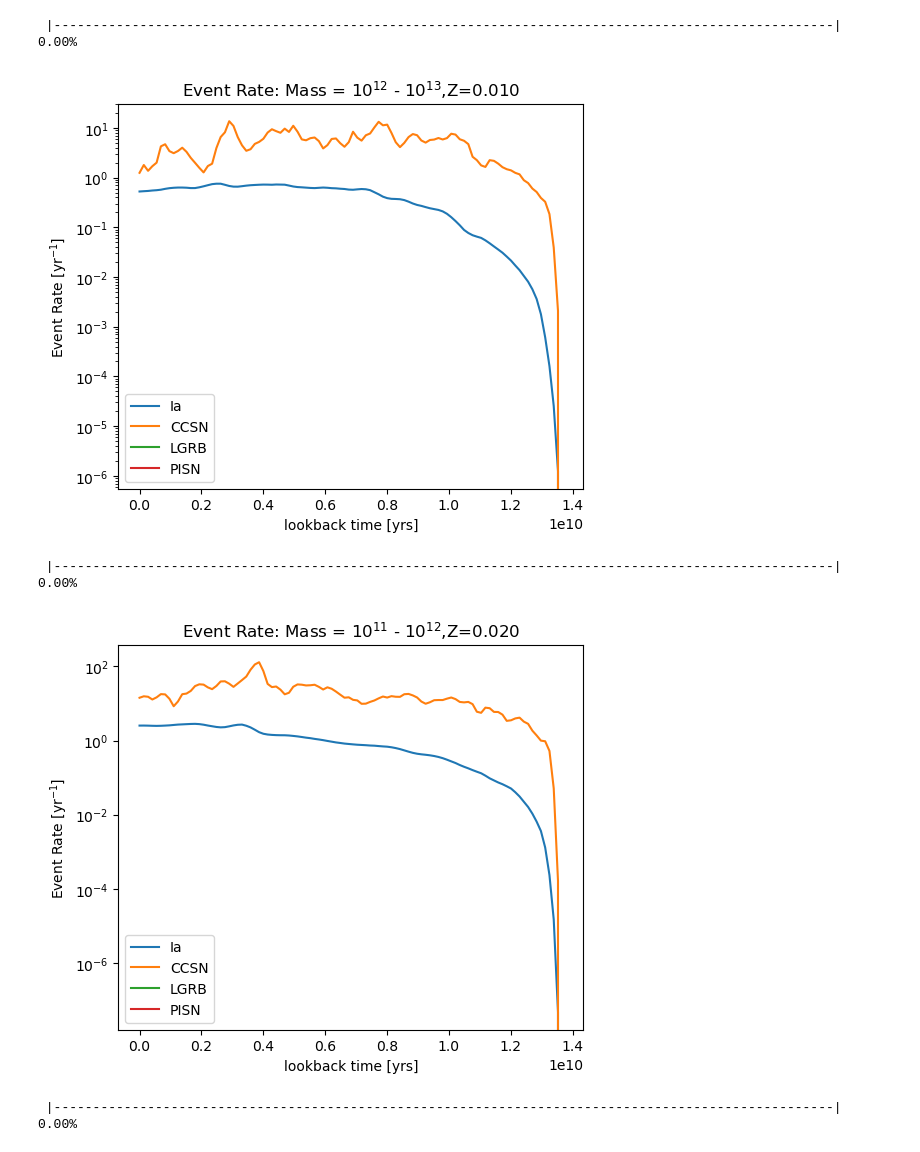
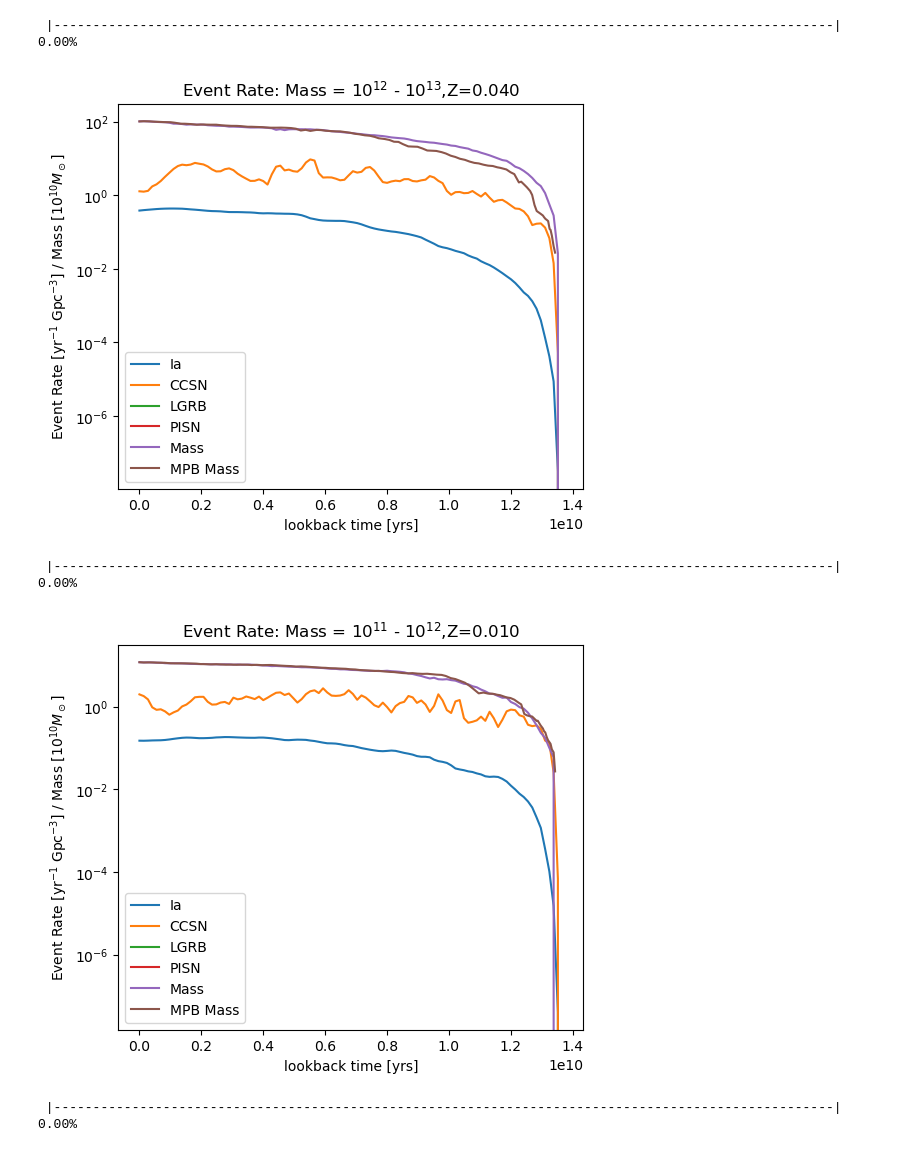
Before and after one commit to NicholaCharlton/Y4_Project, a Jupyter notebook: Nichola/Galaxy Evolution/Transient Event Rates per Galaxy.ipynb, the cells around one changed output. Drawn from its saved outputs; the diff is of its cells as text; code cells hidden in the pictures.

```diff
--- a/Nichola/Galaxy Evolution/Transient Event Rates per Galaxy.ipynb
+++ b/Nichola/Galaxy Evolution/Transient Event Rates per Galaxy.ipynb
@@ -11,0 +25,6 @@ from hoki.constants import BPASS_EVENT_TYPES, BPASS_METALLICITIES
+# %%
+r = get('http://www.tng-project.org/api/')
+sim = get(r['simulations'][6]['url'])
+snaps = get(sim['snapshots'])  # retrieves snapshot information (snapshot number, redshift, number of subhalos, and url)
+snap = get(snaps[99]['url'])  # retrieves global information for snapshot 99 in TNG100-1
+subhalos = get(snap['subhalos'], {'limit':883592})  # retrieves subhalo information (list of [limit:num] subhalos)
@@ -162,31 +208,56 @@ out3 = out3[0]
 edges3 = edges3[:-1]
 # %% [output]
  |----------------------------------------------------------------------------------------------------| 0.00%
+# %%
+mass = []
+with open('./mass3.txt', newline='') as csvfile:
+    reader = csv.reader(csvfile, delimiter=',')
+    for row in reader:
+        mass.append(row)
+mass3 = [[], [], [], [], [], [], [], [], [], [], [], [], []]
+for subhalo in range(len(mass)):
+    mass3[subhalo] = [float(num) for num in mass[subhalo]]
+for index in range(len(mass3)):
+    mass3[index] = np.array(mass3[index][::-1])
+# %%
+met_index = 12
+# %%
+sub_id_list = ['NaN', 'NaN', 446172, 350183, 422109, 96501, 381147, 302165, 441036, 41586, 168392, 439078, 412332]
+sub_id = subhalos['results'][sub_id_list[met_index]]['id']  # subhalo ID of the subhalo with index [num] in snapshot 99
+subhalo = get(subhalos['results'][sub_id]['url'])  # retrieves all information for subhalo of index [sub_id]
+mpb = get(subhalo['trees']['sublink_mpb'])  # main progenitor branch for this subhalo
+with h5py.File(mpb,'r') as f:
+    mpb_mass3 = f['SubhaloMass'][:]  # in order starting with z=0 (snap 99) to z=15 (snap 1), units 10^10 M_sun
+    snapnums3 = f['SnapNum'][:]
+redshifts3 = []
+for snapnum in snapnums3:
+    redshifts3.append(il.groupcat.loadHeader('./sims.TNG/TNG100-1/output/', snapnum)['Redshift'])
+mass_lookback_time3 = calc_LB(redshifts3, omega_M, omega_L, h)
 # %%
 # plotting data for mass3 group
 
-met_index = 8
-
 fig = plt.figure(figsize=(6,5))
-plt.plot(edges3,  out3[:,0][met_index], label='Ia')
-plt.plot(edges3,  out3[:,1:5][met_index].sum(axis=0), label='CCSN')
-plt.plot(edges3,  out3[:,5][met_index], label='LGRB')
-plt.plot(edges3,  out3[:,6][met_index], label='PISN')
+plt.plot(edges3, out3[:,0][met_index], label='Ia')
+plt.plot(edges3, out3[:,1:5][met_index].sum(axis=0), label='CCSN')
+plt.plot(edges3, out3[:,5][met_index], label='LGRB')
+plt.plot(edges3, out3[:,6][met_index], label='PISN')
+plt.plot(edges3, mass3[met_index], label='Mass')
+plt.plot(mass_lookback_time3, mpb_mass3, label='MPB Mass')
 #plt.plot(edges3,  np.sum(out3[:,0], axis=0), label='Ia')
 #plt.plot(edges3,  np.sum(out3[:,1:5], axis=0).sum(axis=0), label='CCSN')
 #plt.plot(edges3,  np.sum(out3[:,5], axis=0), label='LGRB')
 #plt.plot(edges3,  np.sum(out3[:,6], axis=0), label='PISN')
 
 plt.yscale('log')
 #plt.ylim(1e0, 1e6)
 plt.xlabel('lookback time [yrs]')
-plt.ylabel(r"Event Rate [yr$^{-1}$]")
+plt.ylabel(r"Event Rate [yr$^{-1}$ Gpc$^{-3}$] / Mass [$10^{10} M_\odot$]")
 plt.title(r"Event Rate: Mass = 10$^{12}$ - 10$^{13}$,"+met_indicies[met_index])
 #plt.title(r"Event Rate (summed over metallicity)")
 plt.legend()
 plt.show()
 # %% [output]
-[figure, old version]
+[figure, new version]
 # %%
 SFR4 = []
 with open('./mass4_specific_met.txt', newline='') as csvfile:
@@ -209,13 +305,13 @@ edges4 = edges4[:-1]
 # %%
 # plotting data for mass4 group
 
-met_index = 10
-
 fig = plt.figure(figsize=(6,5))
-plt.plot(edges4,  out4[:,0][met_index], label='Ia')
-plt.plot(edges4,  out4[:,1:5][met_index].sum(axis=0), label='CCSN')
-plt.plot(edges4,  out4[:,5][met_index], label='LGRB')
-plt.plot(edges4,  out4[:,6][met_index], label='PISN')
+plt.plot(edges4, out4[:,0][met_index], label='Ia')
+plt.plot(edges4, out4[:,1:5][met_index].sum(axis=0), label='CCSN')
+plt.plot(edges4, out4[:,5][met_index], label='LGRB')
+plt.plot(edges4, out4[:,6][met_index], label='PISN')
+plt.plot(edges4, mass4[met_index], label='Mass')
+plt.plot(mass_lookback_time4, mpb_mass4, label='MPB Mass')
 #plt.plot(edges4,  np.sum(out4[:,0], axis=0), label='Ia')
 #plt.plot(edges4,  np.sum(out4[:,1:5], axis=0).sum(axis=0), label='CCSN')
 #plt.plot(edges4,  np.sum(out4[:,5], axis=0), label='LGRB')
@@ -224,13 +320,13 @@ plt.plot(edges4,  out4[:,6][met_index], label='PISN')
 plt.yscale('log')
 #plt.ylim(1e0, 1e6)
 plt.xlabel('lookback time [yrs]')
-plt.ylabel(r"Event Rate [yr$^{-1}$]")
+plt.ylabel(r"Event Rate [yr$^{-1}$ Gpc$^{-3}$] / Mass [$10^{10} M_\odot$]")
 plt.title(r"Event Rate: Mass = 10$^{11}$ - 10$^{12}$,"+met_indicies[met_index])
 #plt.title(r"Event Rate (summed over metallicity)")
 plt.legend()
 plt.show()
 # %% [output]
-[figure, old version]
+[figure, new version]
 # %%
 SFR5 = []
 with open('./mass5_specific_met.txt', newline='') as csvfile:
```
Also changed, not shown: parts of 29 cells of this notebook.
